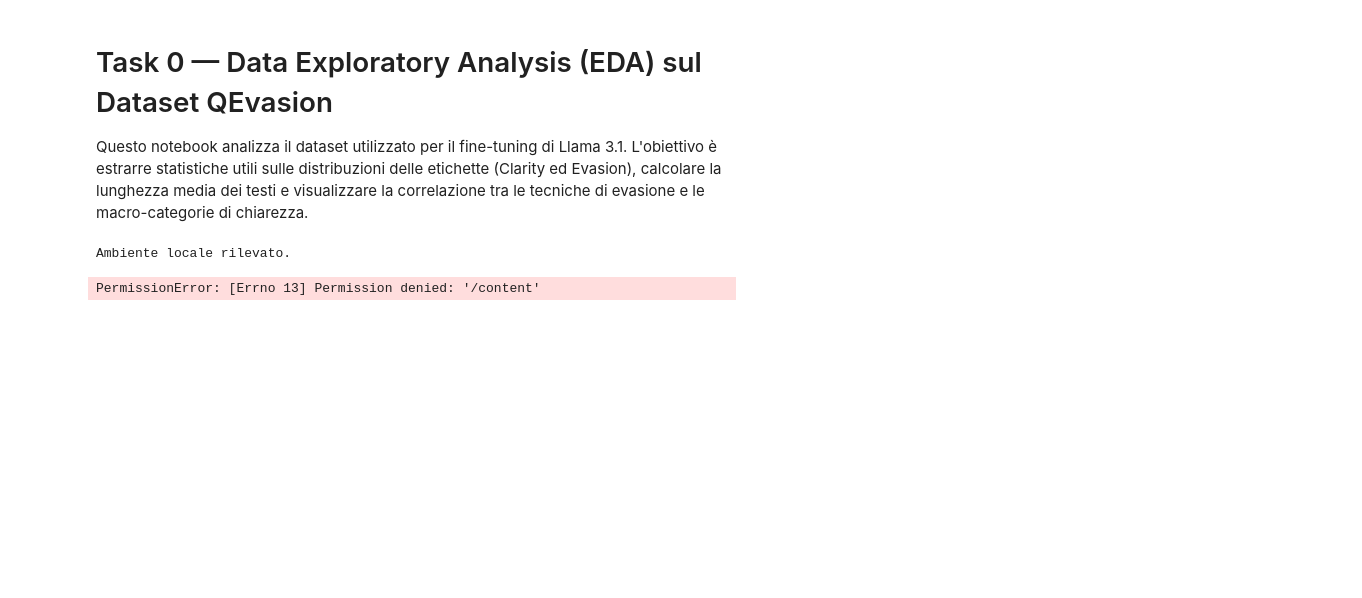
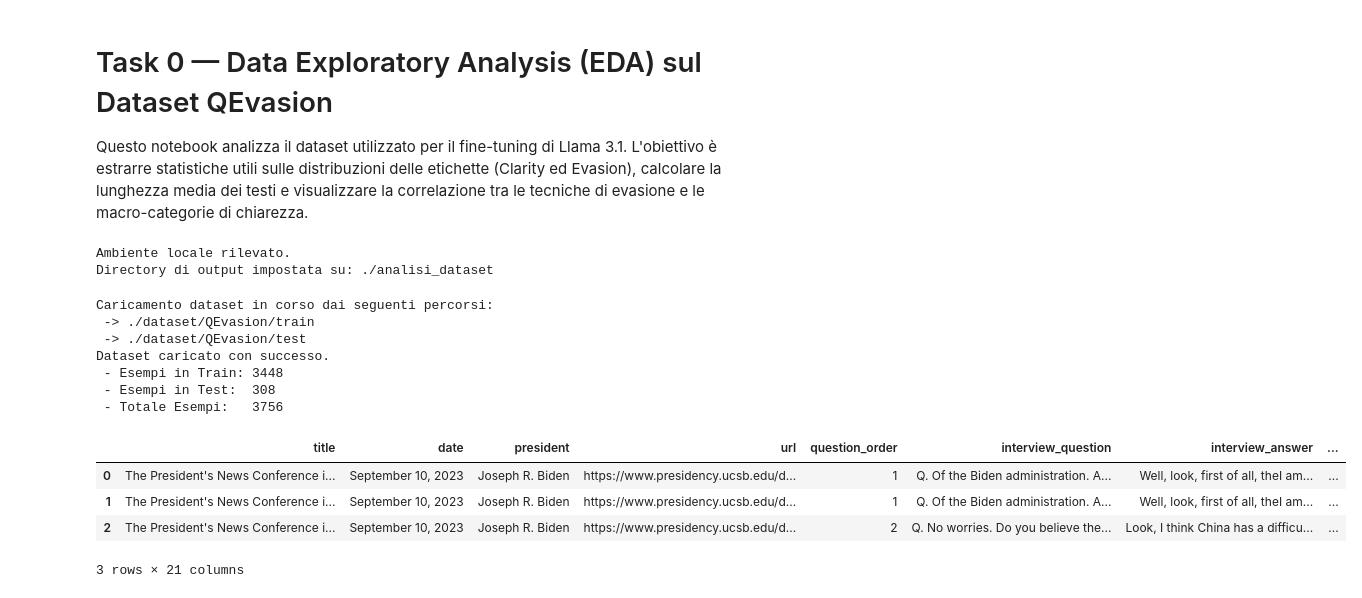
Before and after one commit to itsPinguiz/CLARITY, a Jupyter notebook: Task0_Data_Analysis.ipynb, the cells around one changed output. Cells and saved outputs as stored; diff of their text form; code cells hidden in the pictures; blank space fills up the shorter version.

```diff
--- a/Task0_Data_Analysis.ipynb
+++ b/Task0_Data_Analysis.ipynb
@@ -18,51 +18,77 @@ from datasets import load_from_disk
 sns.set_theme(style="whitegrid")
 plt.rcParams['figure.figsize'] = (10, 6)
 
-# Mount Google Drive (solo su Colab)
+# Configurazione dei percorsi e rilevamento ambiente (Colab / Locale)
 try:
     import google.colab
     from google.colab import drive
     drive.mount('/content/drive', force_remount=True)
-    print("Google Drive montato con successo.")
+    print("Ambiente Google Colab rilevato. Google Drive montato con successo.")
+
+    # Percorso base su Google Drive
+    BASE_DIR = "/content/drive/MyDrive/progettoLLM"
+
 except ImportError:
     print("Ambiente locale rilevato.")
 
-# Percorso base per salvare i grafici dell'analisi (Opzionale)
-ANALYSIS_DIR = "/content/drive/MyDrive/progettoLLM/analisi_dataset"
+    # Percorso base locale (impostato alla root del progetto corrente)
+    BASE_DIR = ".."
+    REPO_DIR = os.path.join(BASE_DIR, "CLARITY")
+
+# Percorso per il salvataggio dei grafici e dei risultati dell'analisi
+ANALYSIS_DIR = os.path.join(BASE_DIR, "analisi_dataset")
 os.makedirs(ANALYSIS_DIR, exist_ok=True)
+print(f"Directory di output impostata su: {ANALYSIS_DIR}")
 # %% [output]
 Ambiente locale rilevato.
+Directory di output impostata su: ./analisi_dataset
-PermissionError: [Errno 13] Permission denied: '/content'
 # %%
 # ============================================================
 # CELLA 2 — Caricamento Dataset e Conversione in Pandas
 # ============================================================
 
-# Assicurati che il percorso punti alla cartella corretta del tuo dataset
-DATASET_TRAIN_PATH = "/content/drive/MyDrive/progettoLLM/CLARITY/dataset/QEvasion/train"
-DATASET_TEST_PATH  = "/content/drive/MyDrive/progettoLLM/CLARITY/dataset/QEvasion/test"
+# Costruzione dinamica dei percorsi basata sull'ambiente rilevato
+# (Rimosso "CLARITY" perché il notebook è già nella root del progetto)
+DATASET_TRAIN_PATH = os.path.join(REPO_DIR, "dataset", "QEvasion", "train")
+DATASET_TEST_PATH  = os.path.join(REPO_DIR, "dataset", "QEvasion", "test")
 
-print("Caricamento dataset in corso...")
+print("Caricamento dataset in corso dai seguenti percorsi:")
+print(f" -> {DATASET_TRAIN_PATH}")
+print(f" -> {DATASET_TEST_PATH}")
+
 dataset_train = load_from_disk(DATASET_TRAIN_PATH)
 dataset_test  = load_from_disk(DATASET_TEST_PATH)
 
-# Convertiamo in DataFrame Pandas per facilitare l'analisi statistica
+# Conversione in DataFrame Pandas per l'analisi statistica
 df_train = dataset_train.to_pandas()
 df_test  = dataset_test.to_pandas()
 
-# Aggiungiamo una colonna per identificare lo split
+# Aggiunta colonna per l'identificazione dello split
 df_train['split'] = 'Train'
 df_test['split'] = 'Test'
 
-# Uniamo tutto in un unico DataFrame generale
+# Unione in un singolo DataFrame
 df_all = pd.concat([df_train, df_test], ignore_index=True)
 
-print(f"✅ Dataset caricato!")
+print("Dataset caricato con successo.")
 print(f" - Esempi in Train: {len(df_train)}")
 print(f" - Esempi in Test:  {len(df_test)}")
-print(f" - Totale Esempi:   {len(df_all)}")
+print(f" - Totale Esempi:   {len(df_all)}\n")
 
 display(df_all.head(3))
+# %% [output]
+Caricamento dataset in corso dai seguenti percorsi:
+ -> ./dataset/QEvasion/train
+ -> ./dataset/QEvasion/test
+Dataset caricato con successo.
+ - Esempi in Train: 3448
+ - Esempi in Test:  308
+ - Totale Esempi:   3756
+|  | title | date | president | url | question_order | interview_question | interview_answer | ... |
+| 0 | The President's News Conference i... | September 10, 2023 | Joseph R. Biden | https://www.presidency.ucsb.edu/d... | 1 | Q. Of the Biden administration. A... | Well, look, first of all, theI am... | ... |
+| 1 | The President's News Conference i... | September 10, 2023 | Joseph R. Biden | https://www.presidency.ucsb.edu/d... | 1 | Q. Of the Biden administration. A... | Well, look, first of all, theI am... | ... |
+| 2 | The President's News Conference i... | September 10, 2023 | Joseph R. Biden | https://www.presidency.ucsb.edu/d... | 2 | Q. No worries. Do you believe the... | Look, I think China has a difficu... | ... |
+3 rows × 21 columns
 # %%
 # ============================================================
 # CELLA 3 — Distribuzione Macro-Categorie (Task 1: Clarity)
```
Also changed, not shown: parts of 4 cells of this notebook, 11 other files.
